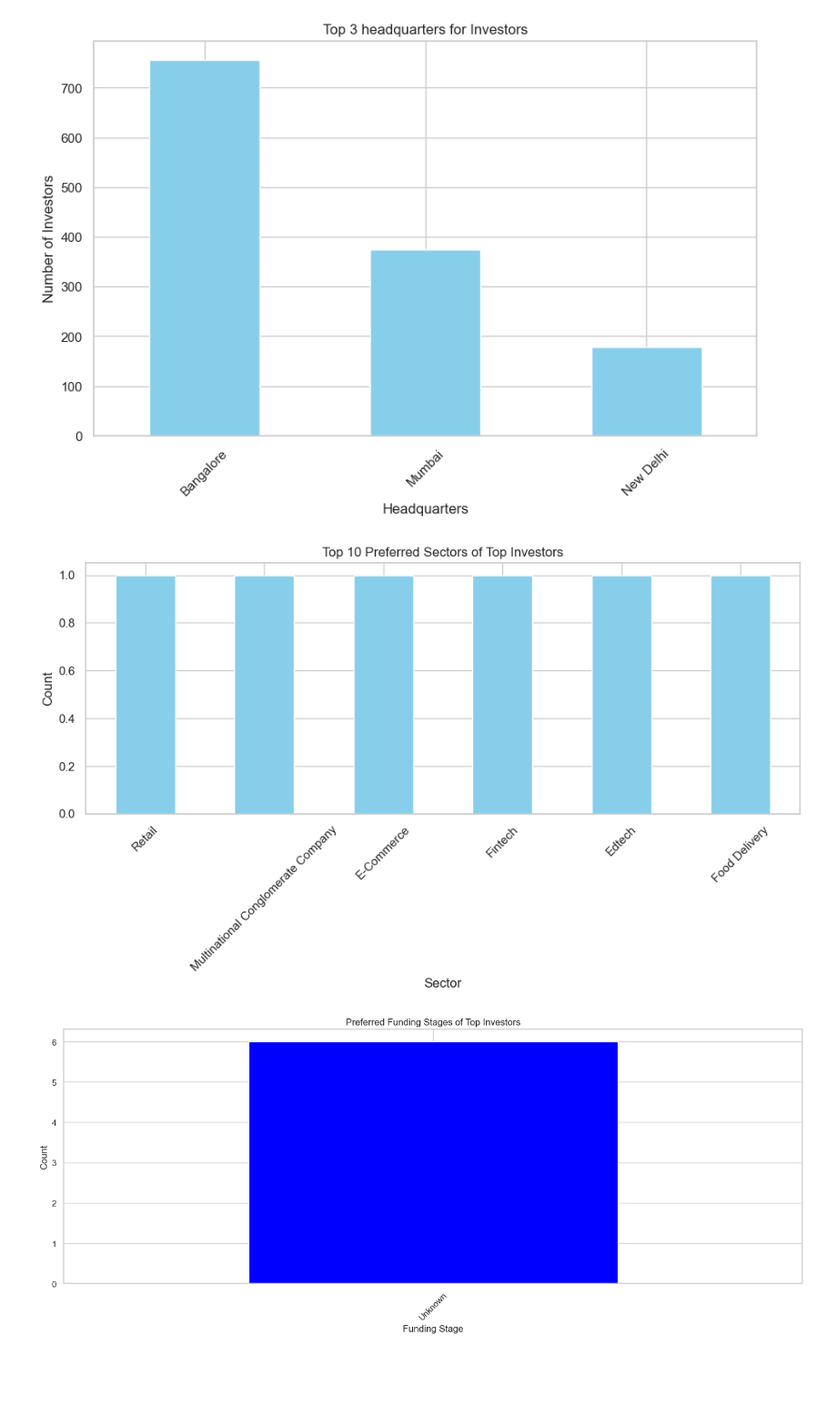
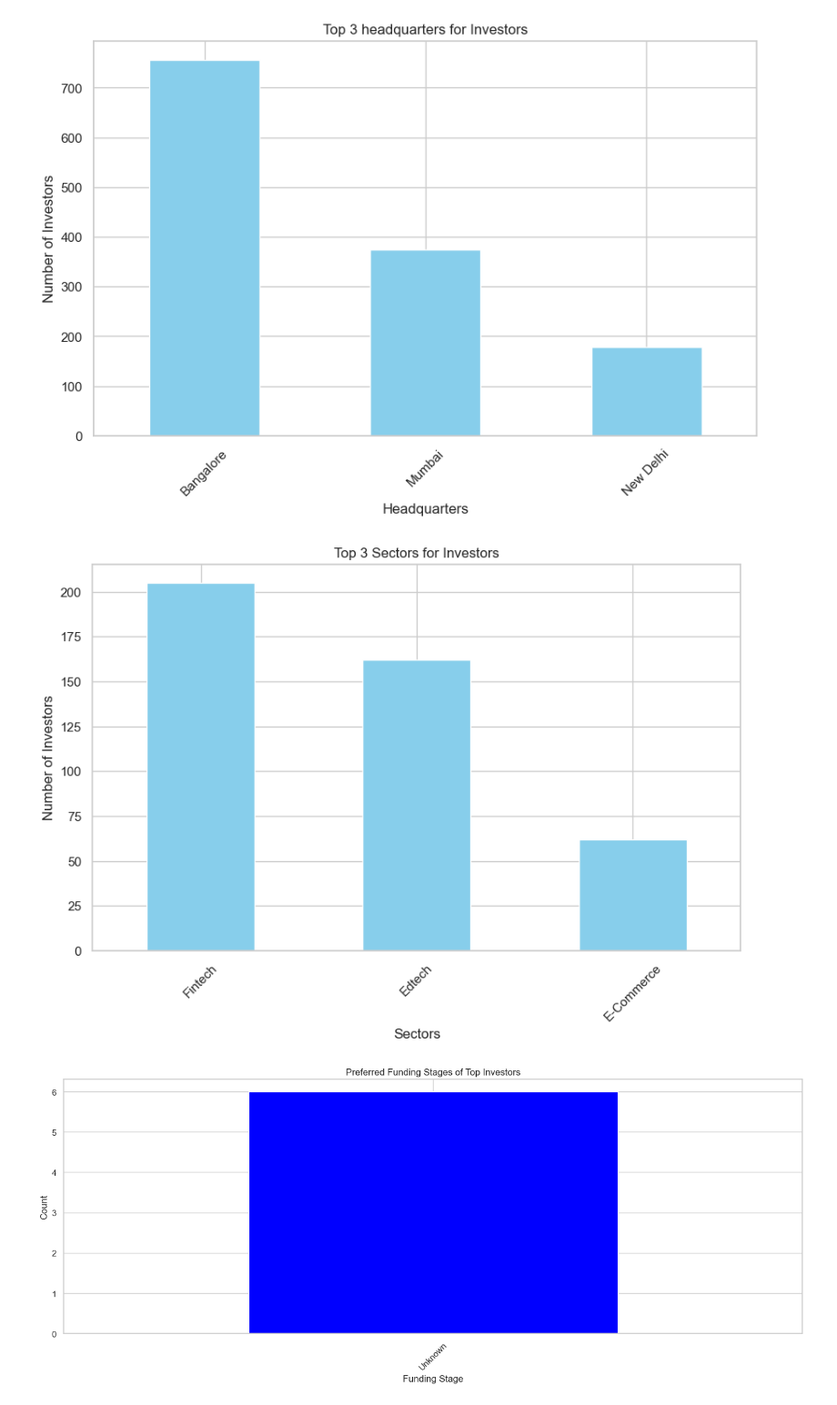
Before and after one commit to Ogoms/Analyzing-Indian-Startup-Funding-Trends-2018-2021-with-CRISP-DM, a Jupyter notebook: Notebook/Main.ipynb, the cells around one changed output. Shown at 91% size. Cells and saved outputs as stored; diff of their text form; code cells hidden in the pictures; blank space fills up the shorter version.

```diff
--- a/Notebook/Main.ipynb
+++ b/Notebook/Main.ipynb
@@ -921,37 +921,24 @@ plt.xticks(rotation=45)
 plt.show()
 # %% [output]
 [figure]
-# %%
-# Aggregate and Summarize Data
-investor_summary = merged_data.groupby('Investor').agg({
-    'Amount': 'sum',                  # Total investment amount by each investor
-    'Sector': lambda x: x.mode(),     # Most frequent sector invested in by each investor
-    'Stage': lambda x: x.mode()       # Most frequent funding stage invested in by each investor
-})
-
-# Identify Top Investors
-top_investors = investor_summary.nlargest(6, 'Amount')
-
-# Filter out entries with "-" or "—"
-top_investors = top_investors[~top_investors['Sector'].isin(['-', '—'])]
-
-# Convert arrays to strings in 'Sector' column
-top_investors['Sector'] = top_investors['Sector'].astype(str)
-
-# Extract preferred sectors and funding stages
-preferred_sectors = top_investors['Sector'].value_counts().nlargest(14)
-
-# Plot Preferred Sectors
-plt.figure(figsize=(10, 6))
-preferred_sectors.plot(kind='bar', color='skyblue')
-plt.title('Top 10 Preferred Sectors of Top Investors')
-plt.xlabel('Sector')
-plt.ylabel('Count')
-plt.xticks(rotation=45)
-plt.tight_layout()
-plt.show()
-# %% [output]
-[figure, removed]
+# %%
+
+# Group by sector and count the number of investors
+sector_investor_counts = merged_data.groupby('Sector')['Investor'].count()
+
+# Sort the stages by the number of investors in descending order and select the top 3
+top_3_sectors = sector_investor_counts.nlargest(3)
+
+# Plotting bar chart
+plt.figure(figsize=(10, 6))
+top_3_sectors.plot(kind='bar', color='skyblue')
+plt.title('Top 3 Sectors for Investors')
+plt.xlabel('Sectors')
+plt.ylabel('Number of Investors')
+plt.xticks(rotation=45)
+plt.show()
+# %% [output]
+[figure, added]
 # %%
 #Analyze Preferred Funding Stages of Top Investors
 preferred_stages = top_investors['Stage']
```
